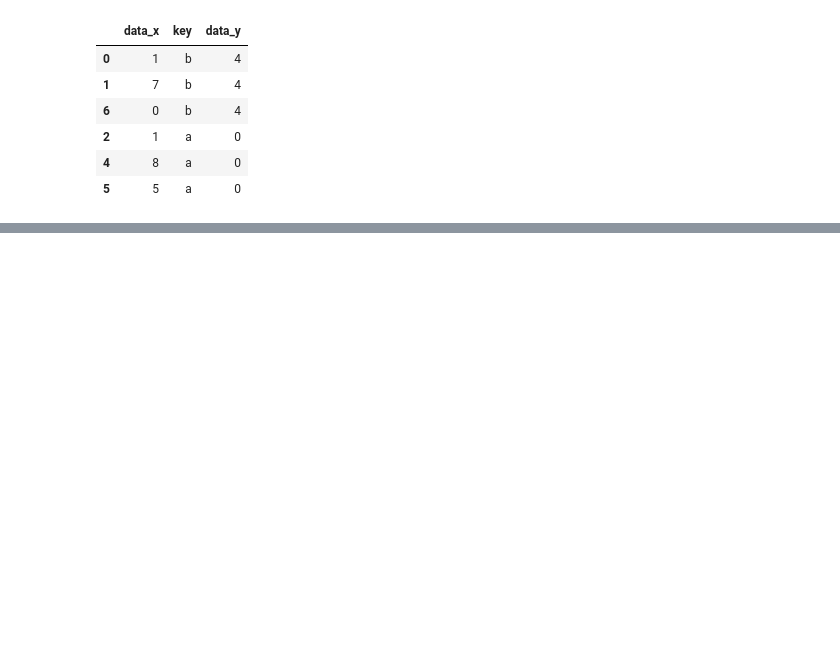
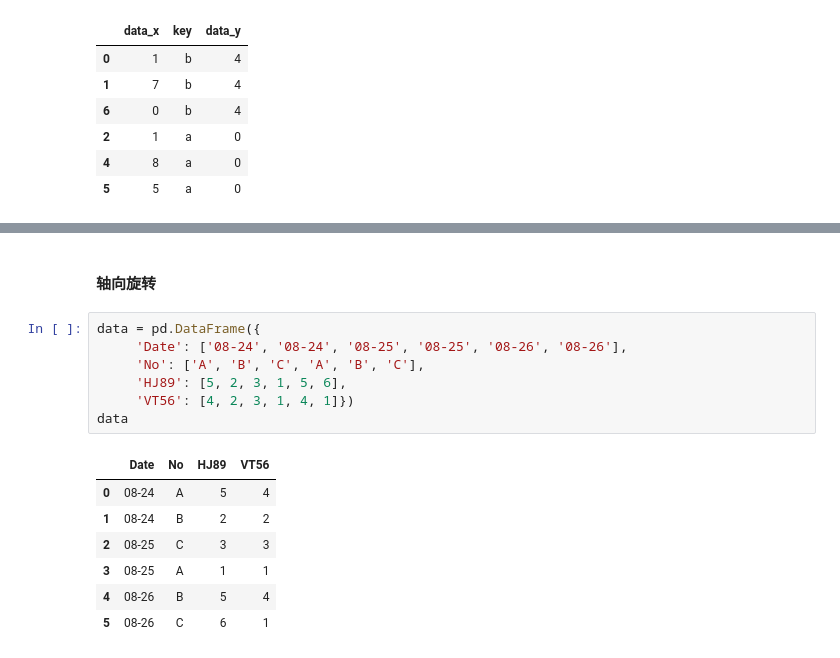
Before and after one commit to AirToSupply/odes-exp-py, a Jupyter notebook: ml/pandas/data-wrangling.ipynb, the cells around one changed output, grey strips where cells are left out. Drawn from its saved outputs; the diff is of its cells as text; blank space fills up the shorter version.

Commit message:
[feat] Add Pandas Data Wrangling

```diff
--- a/ml/pandas/data-wrangling.ipynb
+++ b/ml/pandas/data-wrangling.ipynb
@@ -352,0 +476,17 @@ pd.merge(l5, r5, left_on = "key", right_index = True)
+# %% [markdown]
+#### 轴向旋转
+# %%
+data = pd.DataFrame({
+     'Date': ['08-24', '08-24', '08-25', '08-25', '08-26', '08-26'],
+     'No': ['A', 'B', 'C', 'A', 'B', 'C'],
+     'HJ89': [5, 2, 3, 1, 5, 6],
+     'VT56': [4, 2, 3, 1, 4, 1]})
+data
+# %% [output]
+|  | Date | No | HJ89 | VT56 |
+| 0 | 08-24 | A | 5 | 4 |
+| 1 | 08-24 | B | 2 | 2 |
+| 2 | 08-25 | C | 3 | 3 |
+| 3 | 08-25 | A | 1 | 1 |
+| 4 | 08-26 | B | 5 | 4 |
+| 5 | 08-26 | C | 6 | 1 |
```
Also changed, not shown: parts of 17 cells of this notebook, 1 other file.
